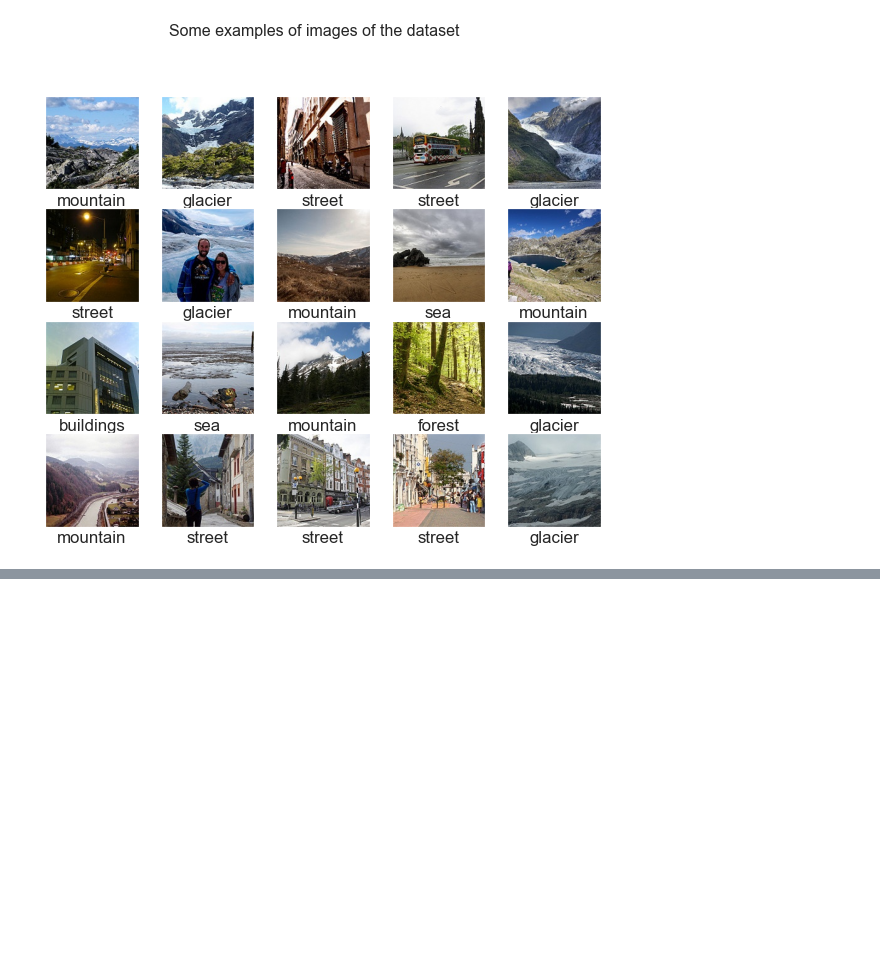
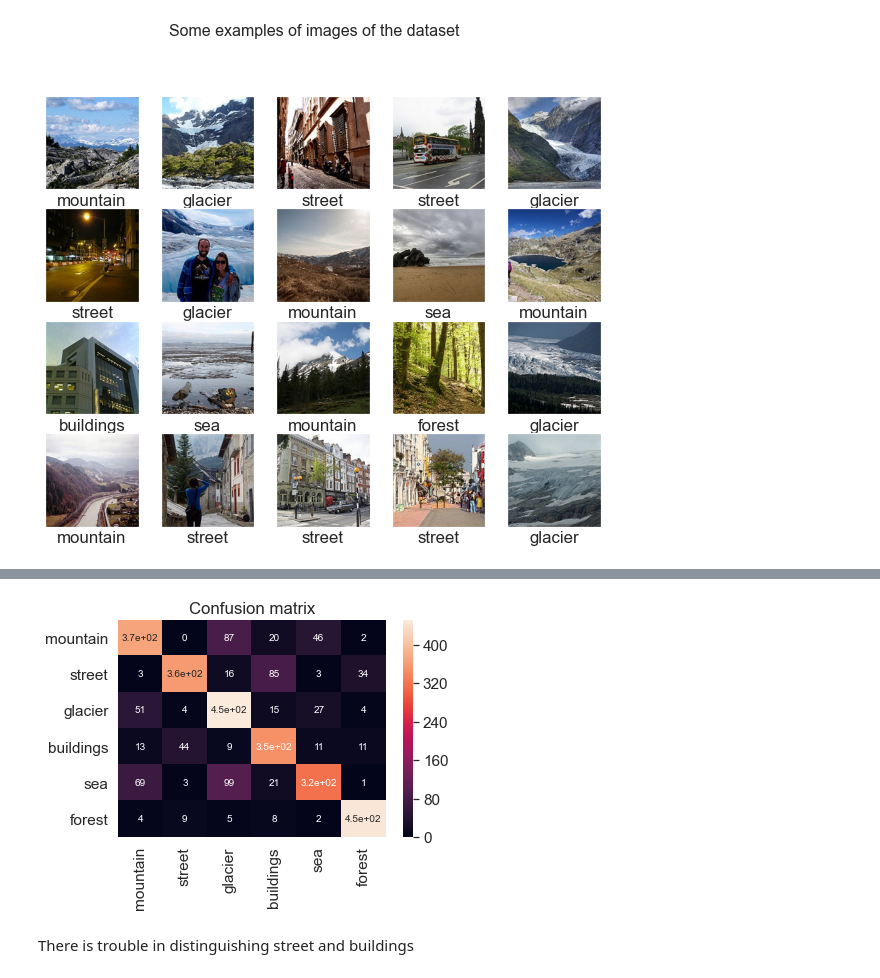
Before and after one commit to sushamasivananthan/Image-Classification-Using-CNN-Keras, a Jupyter notebook: ImageClassification.ipynb, the cells around one changed output, grey strips where cells are left out. Drawn from its saved outputs; the diff is of its cells as text; code cells hidden in the pictures; blank space fills up the shorter version.

```diff
--- a/ImageClassification.ipynb
+++ b/ImageClassification.ipynb
@@ -144,0 +264,13 @@ display_examples(class_names, train_images, train_labels)
+# %%
+CM = confusion_matrix(test_labels, pred_labels)
+ax = plt.axes()
+sn.heatmap(CM, annot=True,
+           annot_kws={"size": 10},
+           xticklabels=class_names,
+           yticklabels=class_names, ax = ax)
+ax.set_title('Confusion matrix')
+plt.show()
+# %% [output]
+[figure, added]
+# %% [markdown]
+There is trouble in distinguishing street and buildings
```
Also changed, not shown: parts of 12 cells of this notebook.
